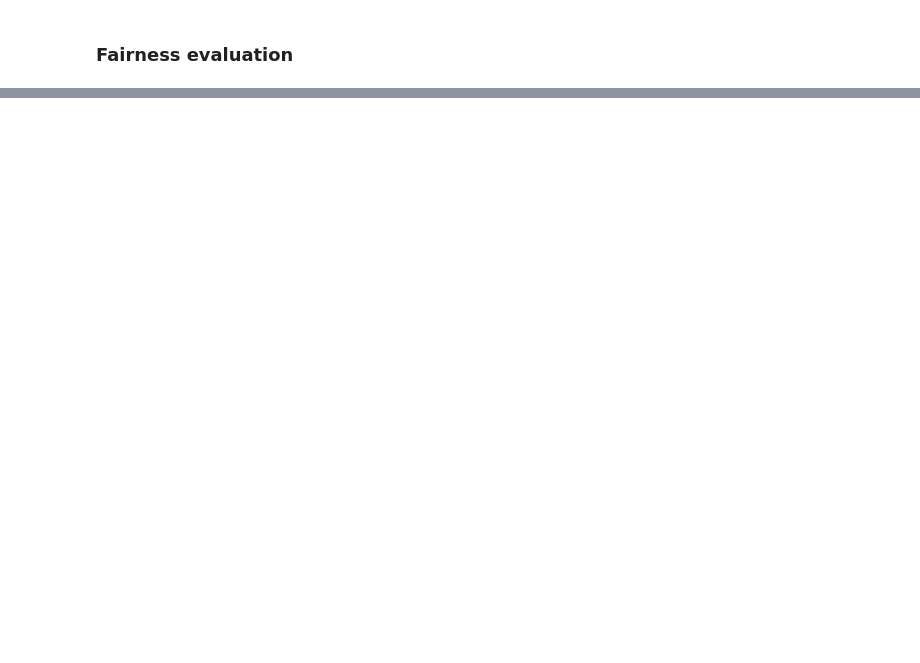
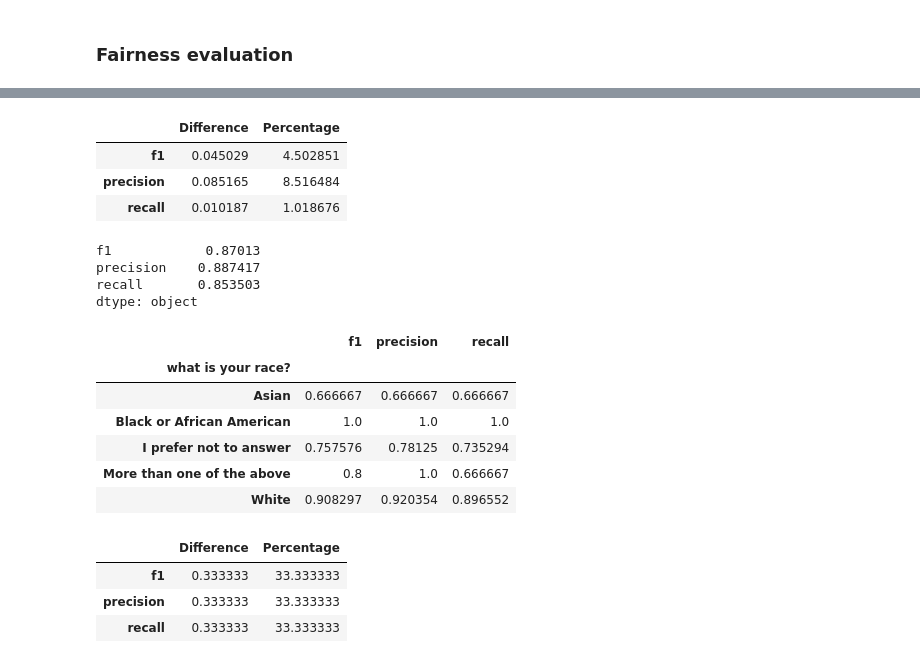
Before and after one commit to patilpushkarp/corporate-mental-health, a Jupyter notebook: mh_book/docs/models/rf.ipynb, the cells around one changed output, grey strips where cells are left out. Saved outputs shown, nothing was run; the diff lists cells and outputs as text; code cells hidden in the pictures; blank space fills up the shorter version.

```diff
--- a/mh_book/docs/models/rf.ipynb
+++ b/mh_book/docs/models/rf.ipynb
@@ -247,0 +310,2 @@ X_test.columns
+# %%
+mitigator.fit(X_train_rc, y_train, sensitive_features=X_train_sf)
@@ -247,0 +335,4 @@ X_test.columns
+# %%
+X_test_rc = X_test.drop(sensitive_features, axis=1)
+# %%
+y_pred_mitigated = mitigator.predict(X_test_rc)
@@ -247,0 +393,41 @@ X_test.columns
+# %%
+diff_metrics = pd.DataFrame(fair_metrics_sex.difference(method='between_groups'), columns=['Difference'])
+diff_metrics['Percentage'] = diff_metrics['Difference']*100
+diff_metrics
+# %% [output]
+|  | Difference | Percentage |
+| f1 | 0.045029 | 4.502851 |
+| precision | 0.085165 | 8.516484 |
+| recall | 0.010187 | 1.018676 |
+# %%
+# Create fairness metrics
+fair_metrics_race = MetricFrame({'f1': f1_score, 'precision': precision_score, 'recall': recall_score},
+                          y_test, y_pred_mitigated, sensitive_features=X_test_ori['what is your race?'])
+# %%
+# Display overall metrics
+fair_metrics_race.overall
+# %% [output]
+f1            0.87013
+precision    0.887417
+recall       0.853503
+dtype: object
+# %%
+# Display metrcis by group
+fair_metrics_race.by_group
+# %% [output]
+|  | f1 | precision | recall |
+| what is your race? |  |  |  |
+| Asian | 0.666667 | 0.666667 | 0.666667 |
+| Black or African American | 1.0 | 1.0 | 1.0 |
+| I prefer not to answer | 0.757576 | 0.78125 | 0.735294 |
+| More than one of the above | 0.8 | 1.0 | 0.666667 |
+| White | 0.908297 | 0.920354 | 0.896552 |
+# %%
+diff_metrics = pd.DataFrame(fair_metrics_race.difference(method='between_groups'), columns=['Difference'])
+diff_metrics['Percentage'] = diff_metrics['Difference']*100
+diff_metrics
+# %% [output]
+|  | Difference | Percentage |
+| f1 | 0.333333 | 33.333333 |
+| precision | 0.333333 | 33.333333 |
+| recall | 0.333333 | 33.333333 |
```
Also changed, not shown: parts of 37 cells of this notebook, 2 other files.
